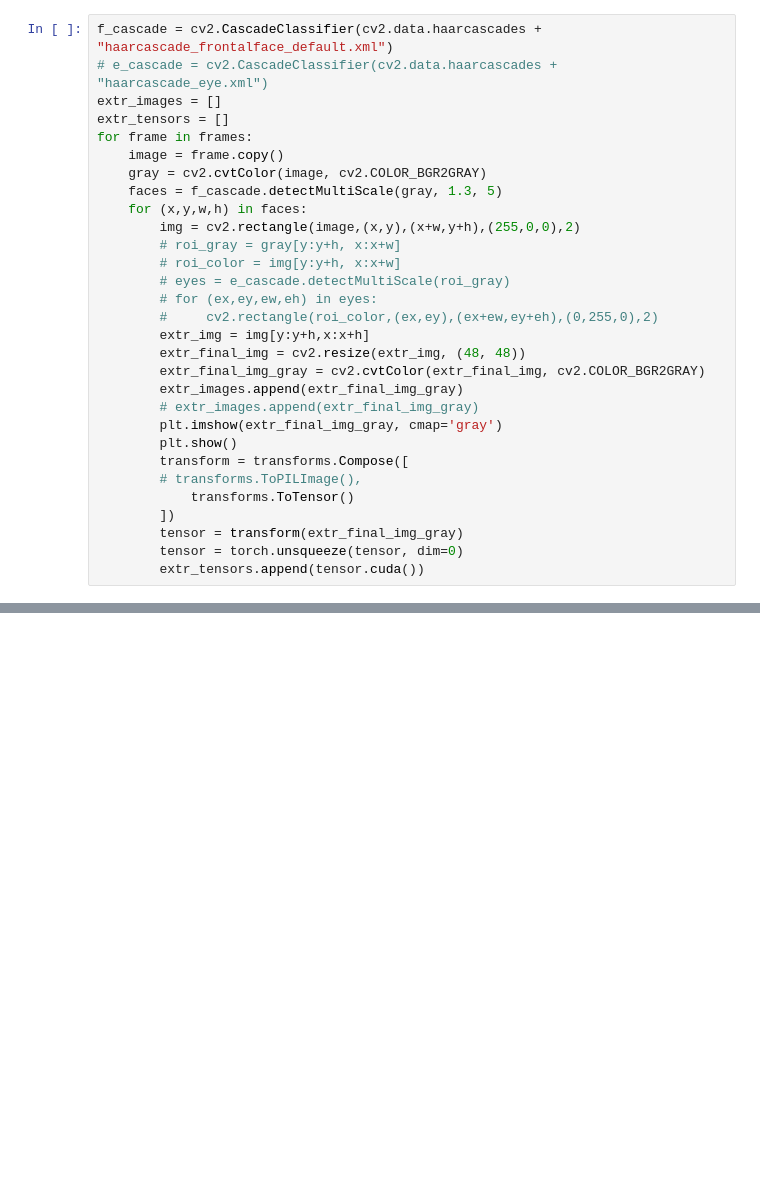
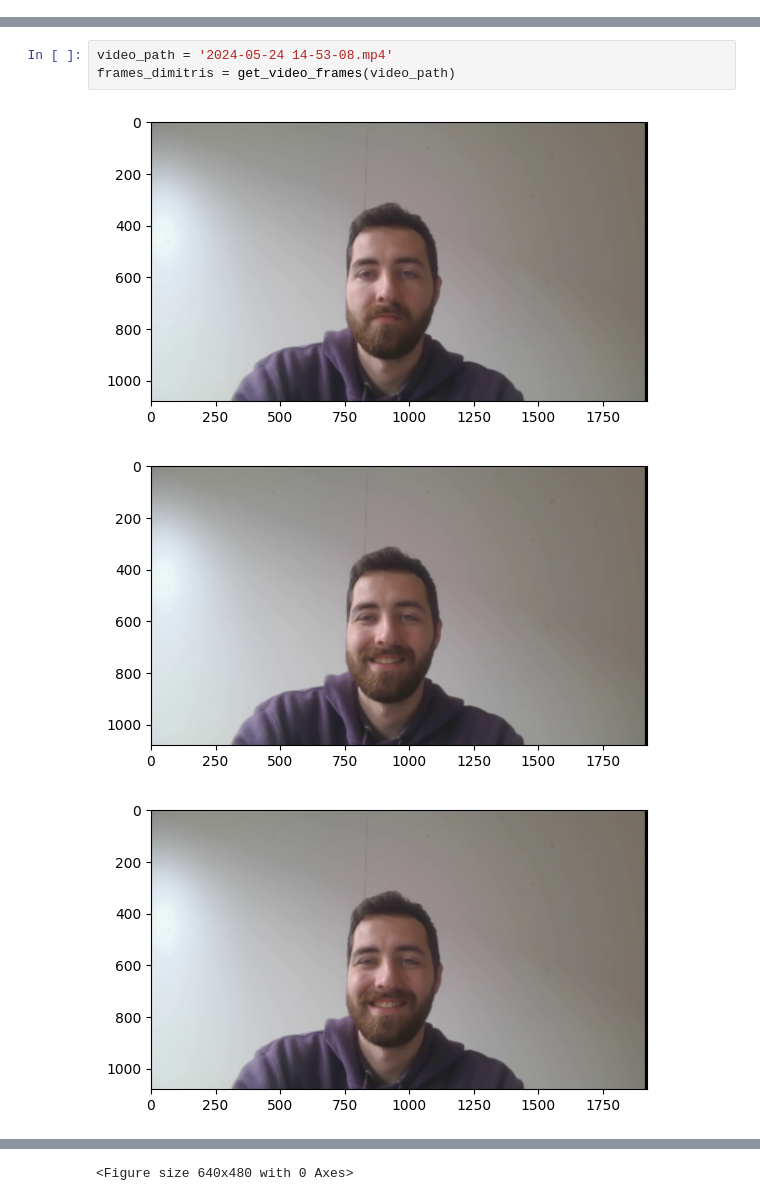
Before and after one commit to georgebaint/Computer-Vision-Facial-Expression-Recognition, a Jupyter notebook: video_testing.ipynb, the cells around one changed output, grey strips where cells are left out. Drawn from its saved outputs; the diff is of its cells as text; blank space fills up the shorter version.

```diff
--- a/video_testing.ipynb
+++ b/video_testing.ipynb
@@ -478,30 +0,0 @@ outputs = model_inference(drp_model, processed_frames, device=device)
-# %%
-f_cascade = cv2.CascadeClassifier(cv2.data.haarcascades + "haarcascade_frontalface_default.xml")
-# e_cascade = cv2.CascadeClassifier(cv2.data.haarcascades + "haarcascade_eye.xml")
-extr_images = []
-extr_tensors = []
-for frame in frames:
-    image = frame.copy()
-    gray = cv2.cvtColor(image, cv2.COLOR_BGR2GRAY)
-    faces = f_cascade.detectMultiScale(gray, 1.3, 5)
-    for (x,y,w,h) in faces:
-        img = cv2.rectangle(image,(x,y),(x+w,y+h),(255,0,0),2)
-        # roi_gray = gray[y:y+h, x:x+w]
-        # roi_color = img[y:y+h, x:x+w]
-        # eyes = e_cascade.detectMultiScale(roi_gray)
-        # for (ex,ey,ew,eh) in eyes:
-        #     cv2.rectangle(roi_color,(ex,ey),(ex+ew,ey+eh),(0,255,0),2)
-        extr_img = img[y:y+h,x:x+h]
-        extr_final_img = cv2.resize(extr_img, (48, 48))
-        extr_final_img_gray = cv2.cvtColor(extr_final_img, cv2.COLOR_BGR2GRAY)
-        extr_images.append(extr_final_img_gray)
-        # extr_images.append(extr_final_img_gray)
-        plt.imshow(extr_final_img_gray, cmap='gray')
-        plt.show()
-        transform = transforms.Compose([
-        # transforms.ToPILImage(),
-            transforms.ToTensor()
-        ])
-        tensor = transform(extr_final_img_gray)
-        tensor = torch.unsqueeze(tensor, dim=0)
-        extr_tensors.append(tensor.cuda())
@@ -541,0 +116,7 @@ for image, tensor in zip(extr_images, extr_tensors):
+# %%
+video_path = '2024-05-24 14-53-08.mp4'
+frames_dimitris = get_video_frames(video_path)
+# %% [output]
+[figure, added]
+[figure, added]
+[figure, added]
@@ -541,0 +127 @@ for image, tensor in zip(extr_images, extr_tensors):
+<Figure size 640x480 with 0 Axes>
```
Also changed, not shown: parts of 37 cells of this notebook, 6 other files.
